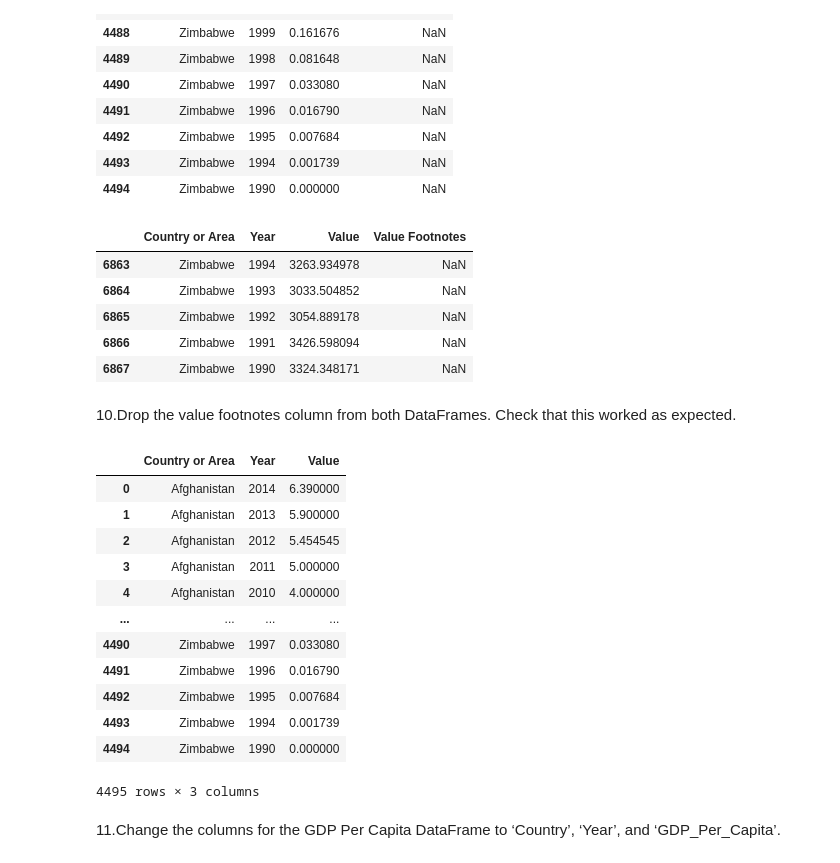
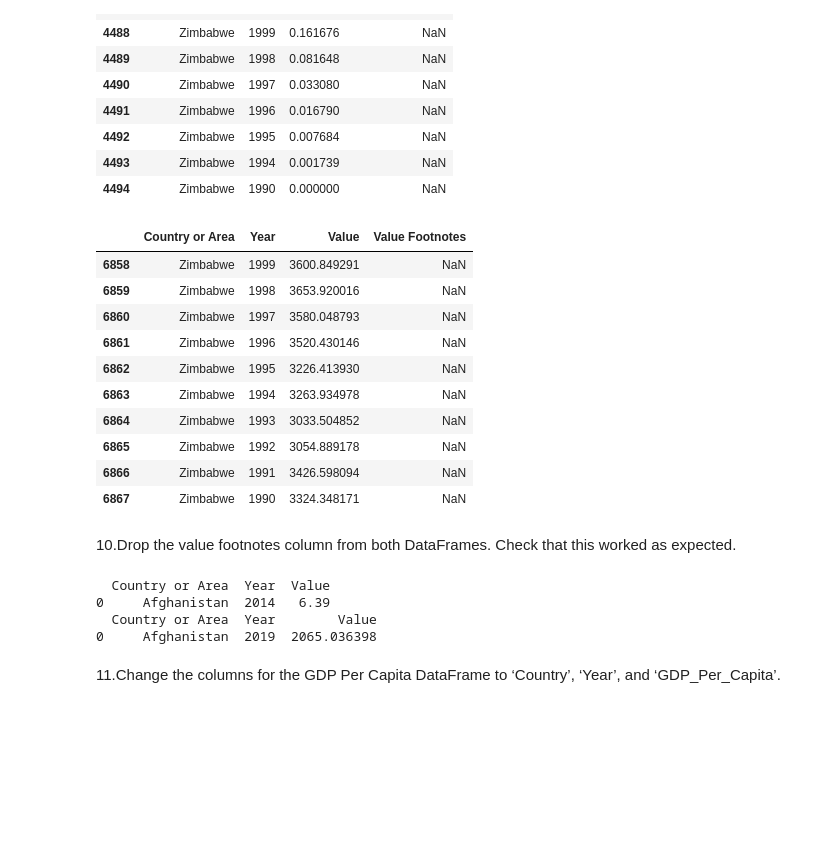
Before and after one commit to ryan-h-maurer/gdp-and-internet-usage-Ryan-Maurer, a Jupyter notebook: notebook/un_gdp_and_internet_usage.ipynb, the cells around one changed output. Drawn from its saved outputs; the diff is of its cells as text; code cells hidden in the pictures; blank space fills up the shorter version.

```diff
--- a/notebook/un_gdp_and_internet_usage.ipynb
+++ b/notebook/un_gdp_and_internet_usage.ipynb
@@ -107,9 +107,14 @@ internet_df.tail(10)
 | 4493 | Zimbabwe | 1994 | 0.001739 | NaN |
 | 4494 | Zimbabwe | 1990 | 0.000000 | NaN |
 # %%
-gdp_df.tail()
+gdp_df.tail(10)
 # %% [output]
 |  | Country or Area | Year | Value | Value Footnotes |
+| 6858 | Zimbabwe | 1999 | 3600.849291 | NaN |
+| 6859 | Zimbabwe | 1998 | 3653.920016 | NaN |
+| 6860 | Zimbabwe | 1997 | 3580.048793 | NaN |
+| 6861 | Zimbabwe | 1996 | 3520.430146 | NaN |
+| 6862 | Zimbabwe | 1995 | 3226.413930 | NaN |
 | 6863 | Zimbabwe | 1994 | 3263.934978 | NaN |
 | 6864 | Zimbabwe | 1993 | 3033.504852 | NaN |
 | 6865 | Zimbabwe | 1992 | 3054.889178 | NaN |
@@ -118,22 +123,15 @@ gdp_df.tail()
 # %% [markdown]
 10.Drop the value footnotes column from both DataFrames. Check that this worked as expected.
 # %%
-gdp_df.drop(columns =['Value Footnotes'])
-internet_df.drop(columns=['Value Footnotes'])
+gdp_df=gdp_df.drop(columns =['Value Footnotes'])
+internet_df=internet_df.drop(columns=['Value Footnotes'])
+print(internet_df.head(1))
+print(gdp_df.head(1))
 # %% [output]
-|  | Country or Area | Year | Value |
-| 0 | Afghanistan | 2014 | 6.390000 |
-| 1 | Afghanistan | 2013 | 5.900000 |
-| 2 | Afghanistan | 2012 | 5.454545 |
-| 3 | Afghanistan | 2011 | 5.000000 |
-| 4 | Afghanistan | 2010 | 4.000000 |
-| ... | ... | ... | ... |
-| 4490 | Zimbabwe | 1997 | 0.033080 |
-| 4491 | Zimbabwe | 1996 | 0.016790 |
-| 4492 | Zimbabwe | 1995 | 0.007684 |
-| 4493 | Zimbabwe | 1994 | 0.001739 |
-| 4494 | Zimbabwe | 1990 | 0.000000 |
-4495 rows × 3 columns
+  Country or Area  Year  Value
+0     Afghanistan  2014   6.39
+  Country or Area  Year        Value
+0     Afghanistan  2019  2065.036398
 # %% [markdown]
 11.Change the columns for the GDP Per Capita DataFrame to ‘Country’, ‘Year’, and ‘GDP_Per_Capita’.
 # %%
```
Also changed, not shown: parts of 28 cells of this notebook.
